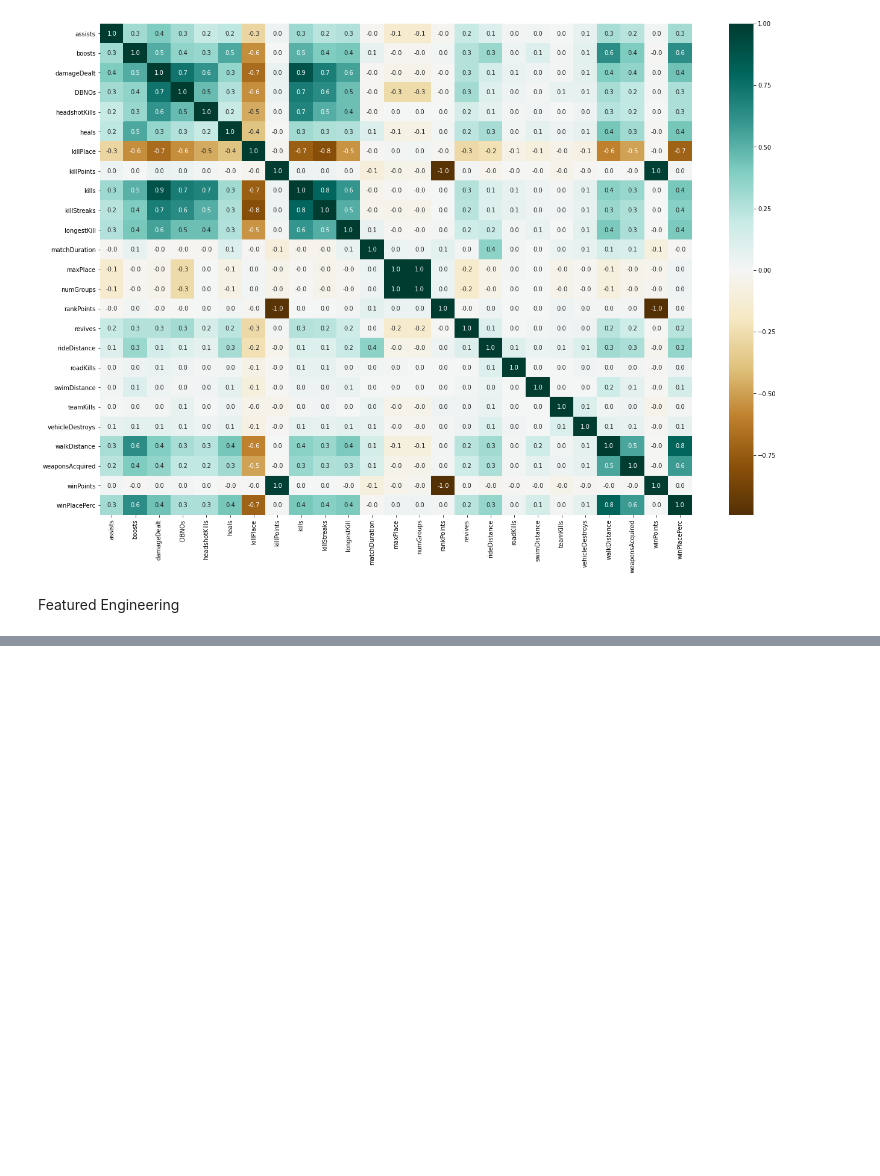
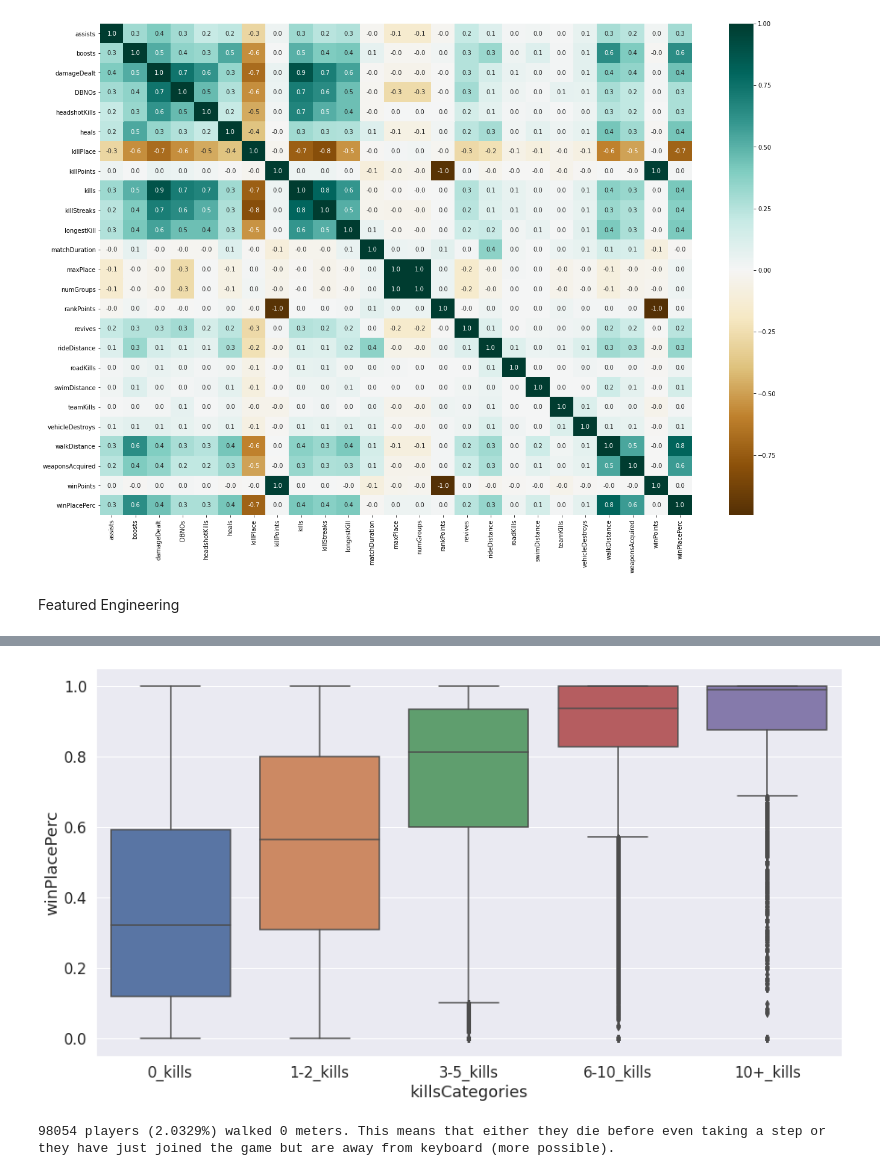
Before and after one commit to ANKITSHARMA98/PUBG-Data-Analysis, a Jupyter notebook: PUBG.ipynb, the cells around one changed output, grey strips where cells are left out. Cells and saved outputs as stored; diff of their text form; code cells hidden in the pictures; blank space fills up the shorter version.

```diff
--- a/PUBG.ipynb
+++ b/PUBG.ipynb
@@ -181,0 +211,14 @@ Featured Engineering
+# %%
+kills = train.copy()
+
+kills['killsCategories'] = pd.cut(kills['kills'], [-1, 0, 2, 5, 10, 60], labels=['0_kills','1-2_kills', '3-5_kills', '6-10_kills', '10+_kills'])
+
+plt.figure(figsize=(15,8))
+sns.boxplot(x="killsCategories", y="winPlacePerc", data=kills)
+plt.show()
+# %% [output]
+[figure, added]
+# %%
+print("{} players ({:.4f}%) walked 0 meters. This means that either they die before even taking a step or they have just joined the game but are away from keyboard (more possible).".format(len(data[data['walkDistance'] == 0]), 100*len(data1[data1['walkDistance']==0])/len(train)))
+# %% [output]
+98054 players (2.0329%) walked 0 meters. This means that either they die before even taking a step or they have just joined the game but are away from keyboard (more possible).
```
Also changed, not shown: parts of 9 cells of this notebook.
